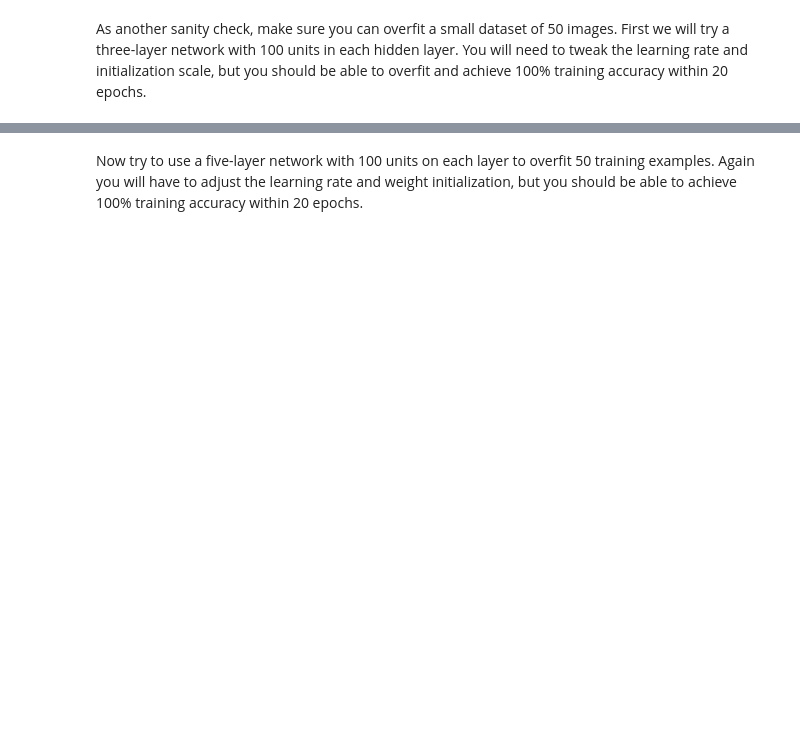
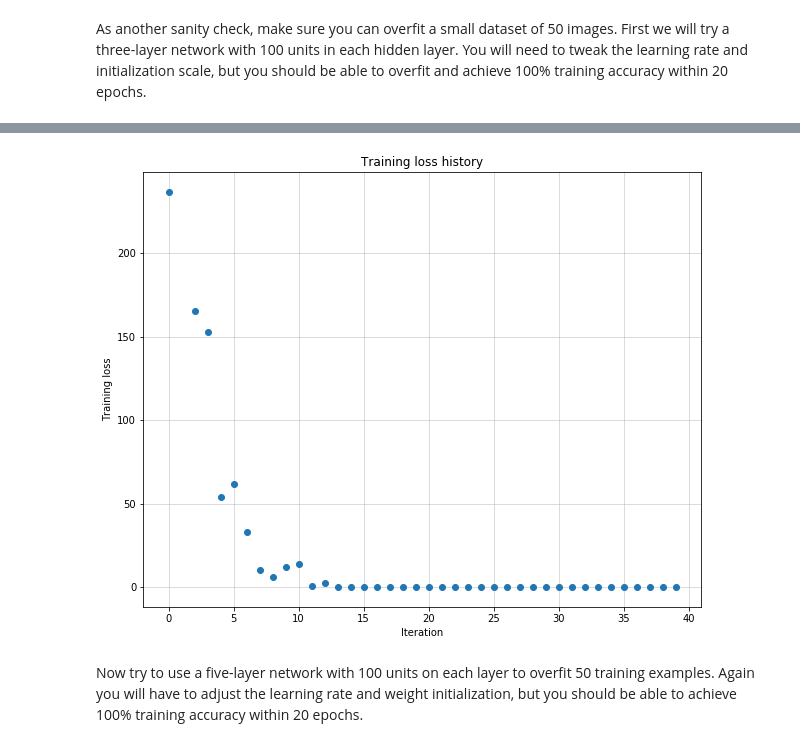
Before and after one commit to esvhd/cs231n, a Jupyter notebook: assignment2/FullyConnectedNets.ipynb, the cells around one changed output, grey strips where cells are left out. Saved outputs shown, nothing was run; the diff lists cells and outputs as text; code cells hidden in the pictures; blank space fills up the shorter version.

```diff
--- a/assignment2/FullyConnectedNets.ipynb
+++ b/assignment2/FullyConnectedNets.ipynb
@@ -408,8 +421,15 @@ small_data = {
   'y_val': data['y_val'],
 }
 
-weight_scale = 1e-2
-learning_rate = 1e-4
+# initial lr was too small because training error decreased very slowly.
+# initial scale was too small as well, which is effectively the same as having a
+# small learning rate.
+
+# weight_scale = 1e-2
+# learning_rate = 1e-4
+
+weight_scale = 1e-1
+learning_rate = 1e-3
 model = FullyConnectedNet([100, 100],
               weight_scale=weight_scale, dtype=np.float64)
 solver = Solver(model, small_data,
@@ -426,3 +446,4 @@ plt.title('Training loss history')
 plt.xlabel('Iteration')
 plt.ylabel('Training loss')
 plt.show()
+# %% [output]
@@ -429,3 +467,4 @@ plt.show()
+[figure, added]
 # %% [markdown]
 Now try to use a five-layer network with 100 units on each layer to overfit 50 training examples. Again you will have to adjust the learning rate and weight initialization, but you should be able to achieve 100% training accuracy within 20 epochs.
 # %%
```
Also changed, not shown: parts of 20 cells of this notebook, 3 other files.
